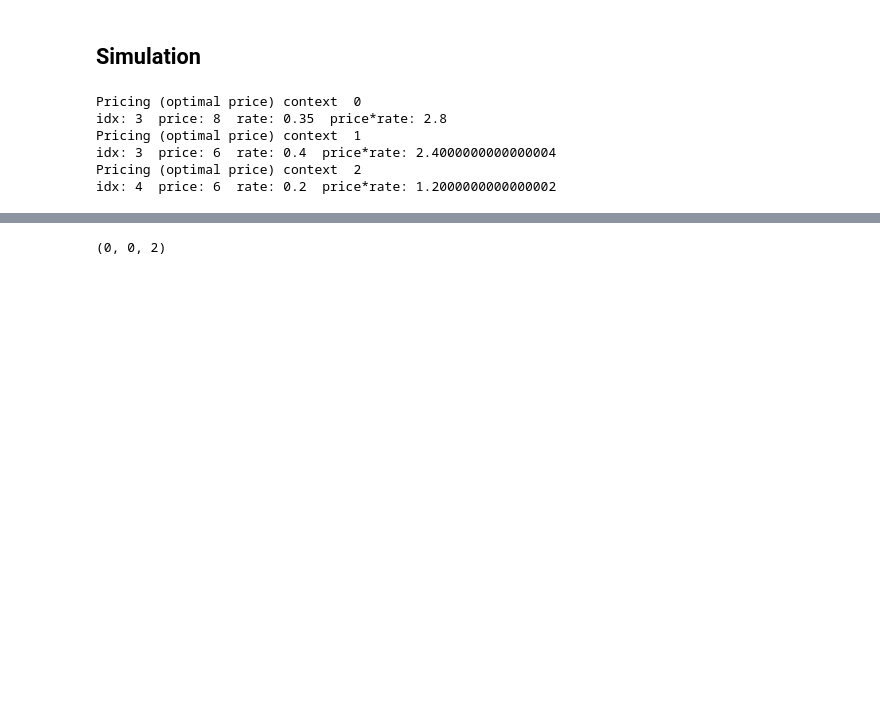
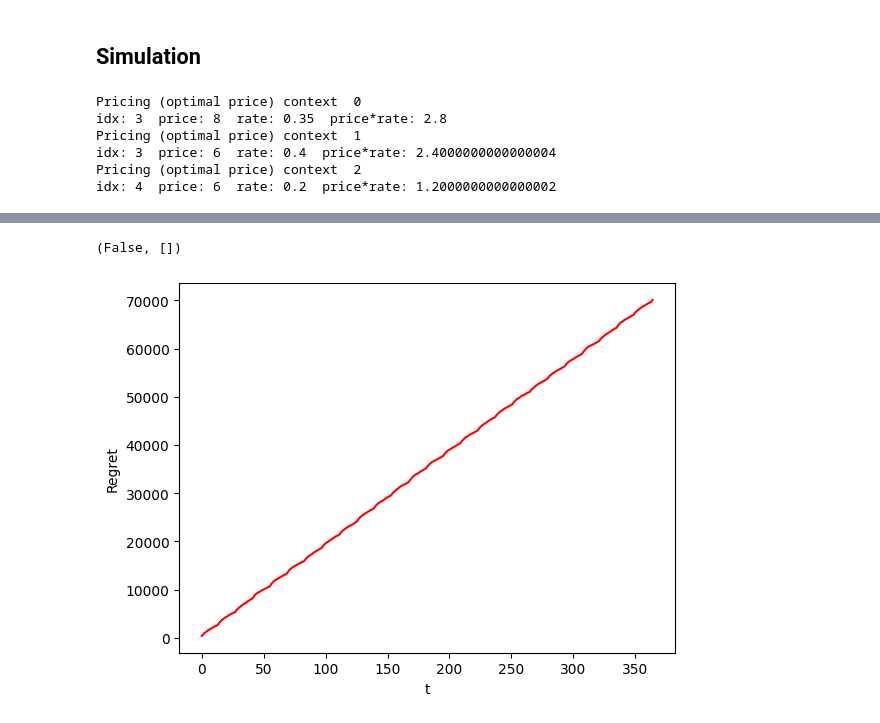
Before and after one commit to ebjaime/OLA-project, a Jupyter notebook: Step4/Jaime/part_4.2.ipynb, the cells around one changed output, grey strips where cells are left out. Saved outputs shown, nothing was run; the diff lists cells and outputs as text; code cells hidden in the pictures; blank space fills up the shorter version.

```diff
--- a/Step4/Jaime/part_4.2.ipynb
+++ b/Step4/Jaime/part_4.2.ipynb
@@ -60,8 +60,10 @@ class TS_Pricing_Learner(Learner): # Thompson-Sampling (reward: number of conver
     #self.empirical_means = np.zeros(n_arms)
 
   def pull_arm(self):
-    if(self.t < self.n_arms):
-      return self.t
+    # REVIEW: since we update when we have pulled all prices, self.t keeps being 0 always
+    #if(self.t < self.n_arms):
+    #  print("Here",self.t, self.n_arms)
+    #  return self.t
     sampled = np.random.beta(self.beta_parameters[:,0],self.beta_parameters[:,1])*self.prices
     idx = np.argmax(sampled)
     #return idx, sampled[idx]
@@ -288,15 +290,3 @@ def costs3(x):
 # %%
 import warnings
 warnings.simplefilter('ignore', UserWarning)
-# %%
-env = Environment_Multiple_Contexts(n_arms = n_prices,
-                                        probabilities = p,
-                                        bids = bids,
-                                        average_number_of_clicks = [clicks1, clicks2, clicks3],
-                                        average_cum_daily_cost = [costs1, costs2, costs3],
-                                        noise_clicks = sigma_clicks,
-                                        noise_cost = sigma_costs)
-
-env.pull_features()
-# %% [output]
-(0, 0, 2)
@@ -387,0 +344,17 @@ for e in tqdm(range(0,n_experiments)):  # cycle on experiments
+# %%
+# Function testing
+aux = []
+
+for i in range(1000):
+    x1 = 1 if np.random.binomial(1, 1/2) > 0.5 else 0
+    x2 = 1 if np.random.binomial(1, 1/2) > 0.5 else 0
+    #price_buy = max(0, np.random.normal(0,10))
+    pulled_price = np.random.randint(0,5)
+    aux.append([x1,x2,pulled_price, np.random.binomial(1, 0.5)])
+
+aux=np.array(aux)
+
+
+context_generation(aux, prices[0])
+# %% [output]
+(False, [])
@@ -388,12 +585,13 @@ for e in tqdm(range(0,n_experiments)):  # cycle on experiments
 # %%
-# Plot cum regret for all three contexts
+opt = np.sum([opt_rate[0]*prices[0][np.argmax(p[0]*prices[0])]*clicks(opt_bid[0], params_clicks[i]) - costs(opt_bid[0], params_costs[i]) for i in range(3)])
+
+
 plt.figure(0)
 plt.ylabel("Regret")
 plt.xlabel("t")
-colors_context = ['b', 'r', 'g']
-for i in range(3):
-    opt = opt_rate[i]*prices[i][np.argmax(p[i]*prices[i])]*clicks(opt_bid[i], params_clicks[i]) - costs(opt_bid[i], params_costs[i])
-    plt.plot(np.cumsum(np.mean(opt - gpts_rewards_per_experiment[i], axis = 0)), colors_context[i]+'.')
-    plt.plot(np.cumsum(np.mean(opt - gpucb_rewards_per_experiment[i], axis = 0)), colors_context[i]+'-')
-plt.legend(["GPTS","GPUCB"])
-plt.show
+plt.plot(np.cumsum(np.mean(opt - gpts_rewards_per_experiment, axis = 0)), 'r-')
+# plt.plot(np.cumsum(np.mean(opt - np.sum(gpucb_rewards_per_experiment, axis=0), axis = 0)), 'b-')
+#plt.legend(["GPTS","GPUCB"])
+plt.show()
+# %% [output]
+[figure, added]
```
Also changed, not shown: parts of 6 cells of this notebook, 1 other file.
